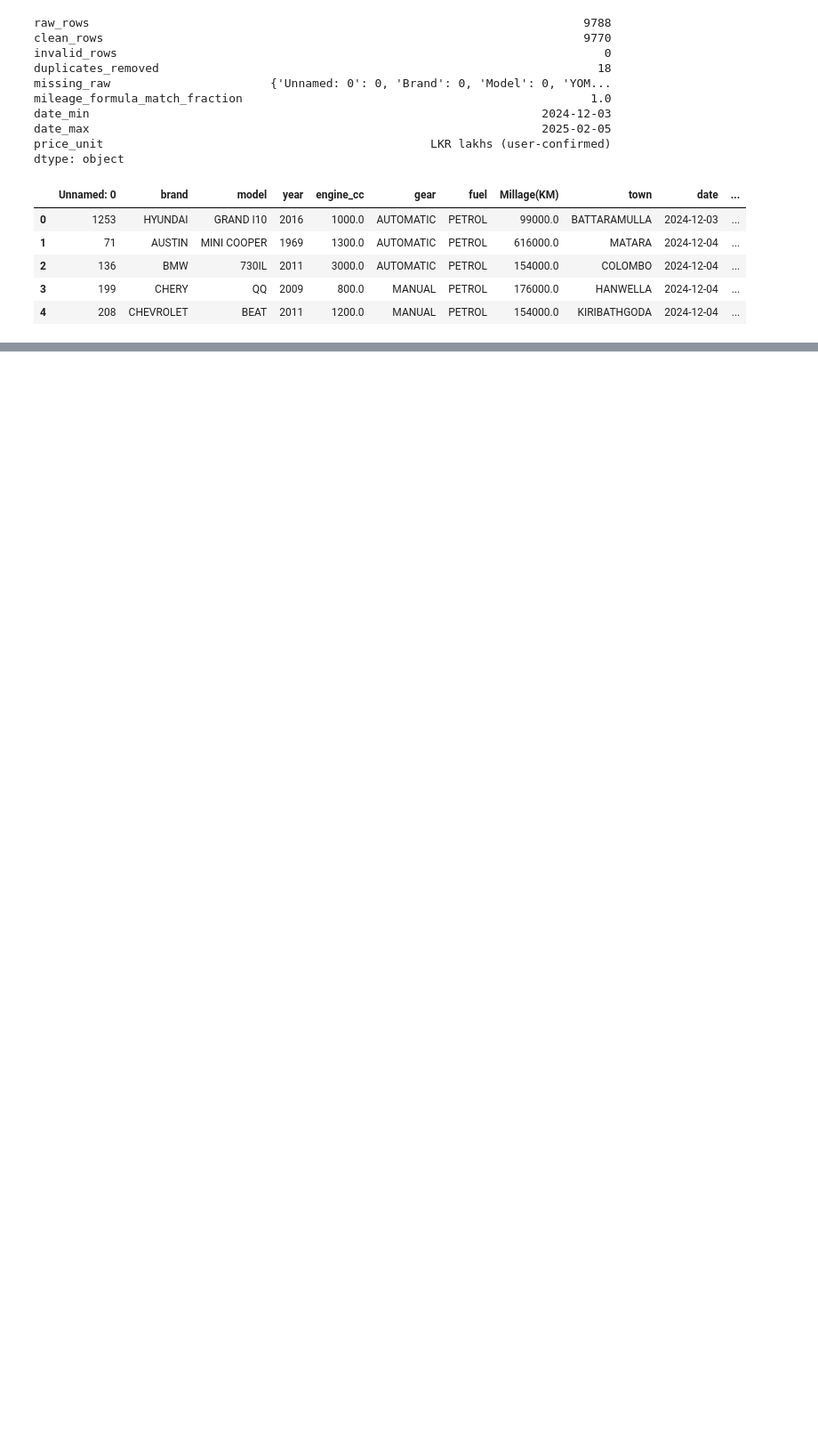
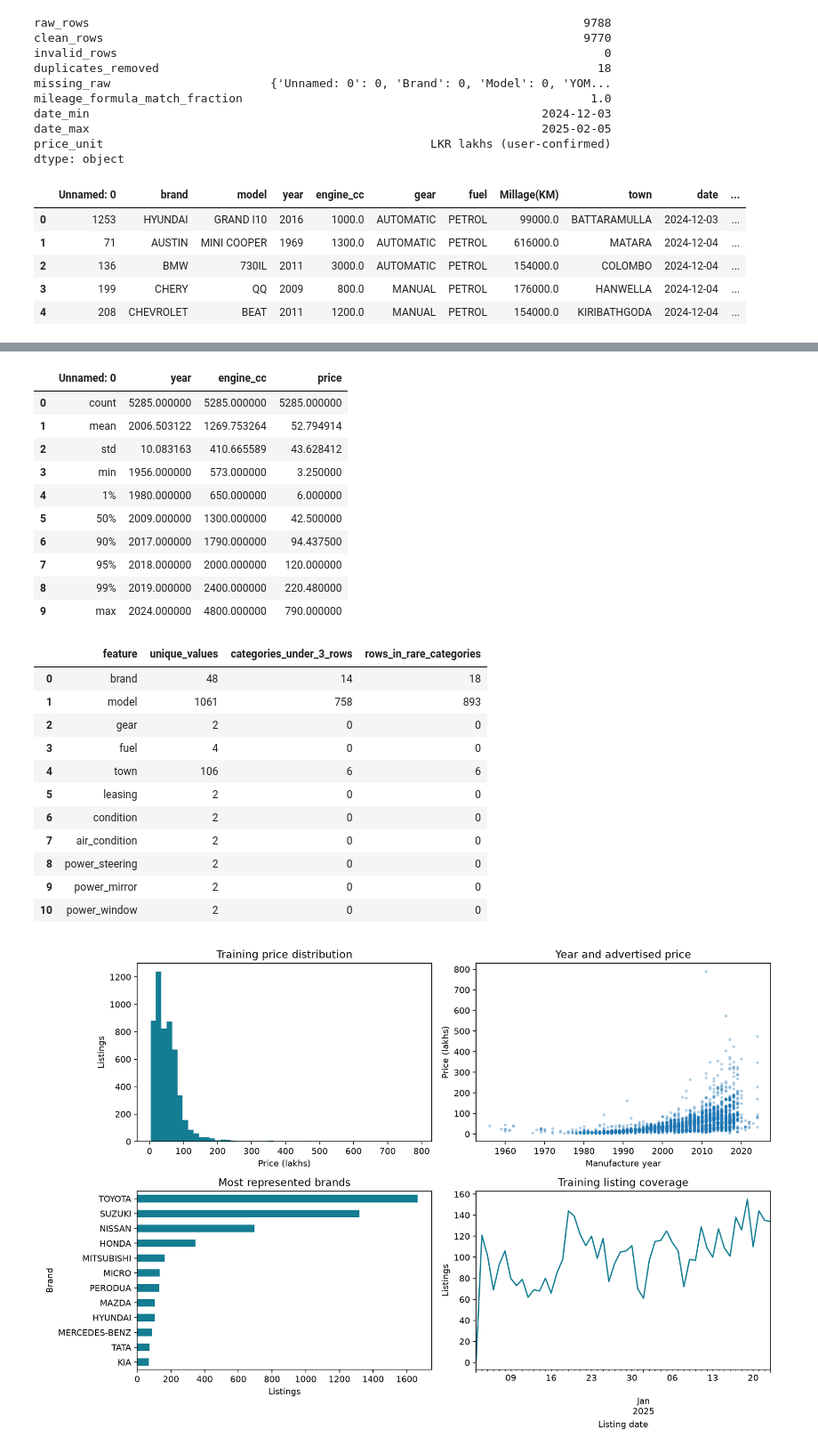
Before and after one commit to suwickramanayaka/sri-lanka-vehicle-price-prediction, a Jupyter notebook: notebooks/vehicle_price_analysis.ipynb, the cells around one changed output, grey strips where cells are left out. Shown at 89% size. Cells and saved outputs as stored; diff of their text form; code cells hidden in the pictures; blank space fills up the shorter version.

```diff
--- a/notebooks/vehicle_price_analysis.ipynb
+++ b/notebooks/vehicle_price_analysis.ipynb
@@ -74,0 +35,30 @@ The pipeline fits preprocessing within three purged temporal validation folds. R
+# %%
+display(pd.read_csv(ROOT/'reports/numeric_profile.csv'))
+display(pd.read_csv(ROOT/'reports/categorical_profile.csv'))
+display(Image(filename=str(ROOT/'reports/figures/training_eda.png')))
+display(Markdown((ROOT/'docs/part2_experiment_plan.md').read_text()))
+# %% [output]
+|  | Unnamed: 0 | year | engine_cc | price |
+| 0 | count | 5285.000000 | 5285.000000 | 5285.000000 |
+| 1 | mean | 2006.503122 | 1269.753264 | 52.794914 |
+| 2 | std | 10.083163 | 410.665589 | 43.628412 |
+| 3 | min | 1956.000000 | 573.000000 | 3.250000 |
+| 4 | 1% | 1980.000000 | 650.000000 | 6.000000 |
+| 5 | 50% | 2009.000000 | 1300.000000 | 42.500000 |
+| 6 | 90% | 2017.000000 | 1790.000000 | 94.437500 |
+| 7 | 95% | 2018.000000 | 2000.000000 | 120.000000 |
+| 8 | 99% | 2019.000000 | 2400.000000 | 220.480000 |
+| 9 | max | 2024.000000 | 4800.000000 | 790.000000 |
+|  | feature | unique_values | categories_under_3_rows | rows_in_rare_categories |
+| 0 | brand | 48 | 14 | 18 |
+| 1 | model | 1061 | 758 | 893 |
+| 2 | gear | 2 | 0 | 0 |
+| 3 | fuel | 4 | 0 | 0 |
+| 4 | town | 106 | 6 | 6 |
+| 5 | leasing | 2 | 0 | 0 |
+| 6 | condition | 2 | 0 | 0 |
+| 7 | air_condition | 2 | 0 | 0 |
+| 8 | power_steering | 2 | 0 | 0 |
+| 9 | power_mirror | 2 | 0 | 0 |
+| 10 | power_window | 2 | 0 | 0 |
+[figure, added]
```
Also changed, not shown: parts of 21 cells of this notebook, 51 other files.
